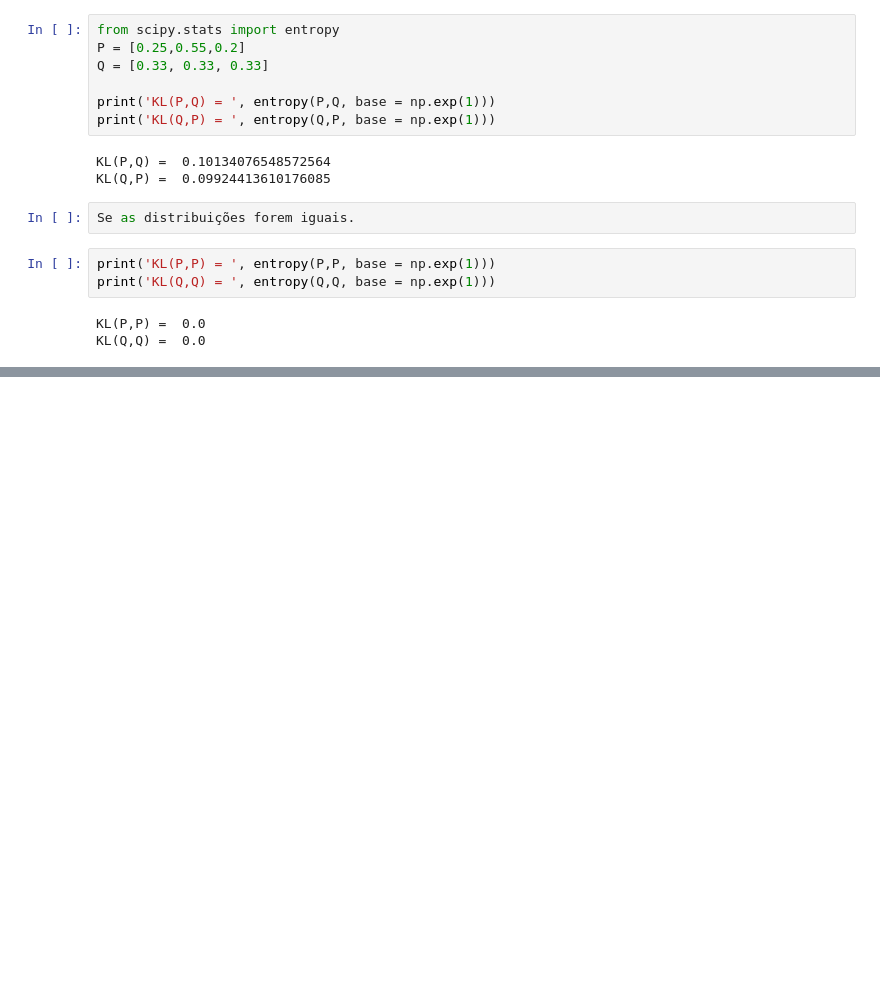
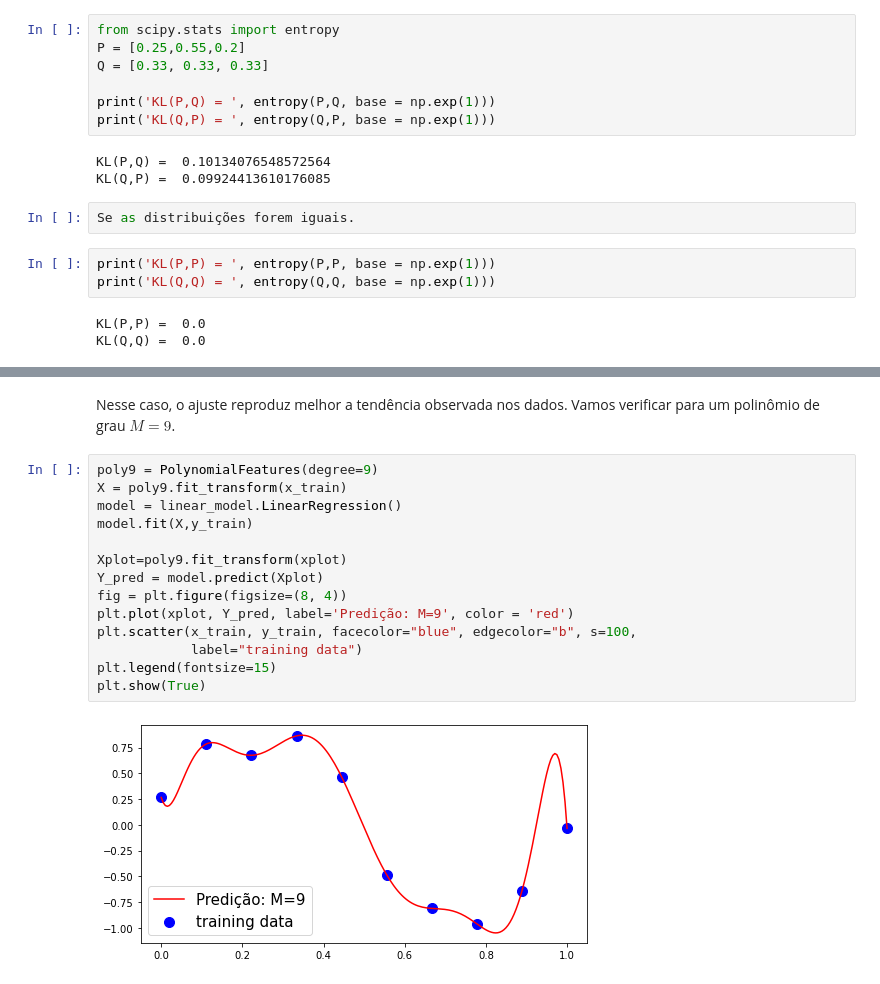
Before and after one commit to danielmf2/MBA-USP, a Jupyter notebook: Resumo - ICD.ipynb, the cells around one changed output, grey strips where cells are left out. Drawn from its saved outputs; the diff is of its cells as text; blank space fills up the shorter version.

```diff
--- a/Resumo - ICD.ipynb
+++ b/Resumo - ICD.ipynb
@@ -395,0 +488,18 @@ KL(Q,Q) =  0.0
+# %% [markdown]
+Nesse caso, o ajuste reproduz melhor a tendência observada nos dados. Vamos verificar para um polinômio de grau $M=9$.
+# %%
+poly9 = PolynomialFeatures(degree=9)
+X = poly9.fit_transform(x_train)
+model = linear_model.LinearRegression()
+model.fit(X,y_train)
+
+Xplot=poly9.fit_transform(xplot)
+Y_pred = model.predict(Xplot)
+fig = plt.figure(figsize=(8, 4))
+plt.plot(xplot, Y_pred, label='Predição: M=9', color = 'red')
+plt.scatter(x_train, y_train, facecolor="blue", edgecolor="b", s=100,
+            label="training data")
+plt.legend(fontsize=15)
+plt.show(True)
+# %% [output]
+[figure, added]
```
Also changed, not shown: parts of 96 cells of this notebook.
